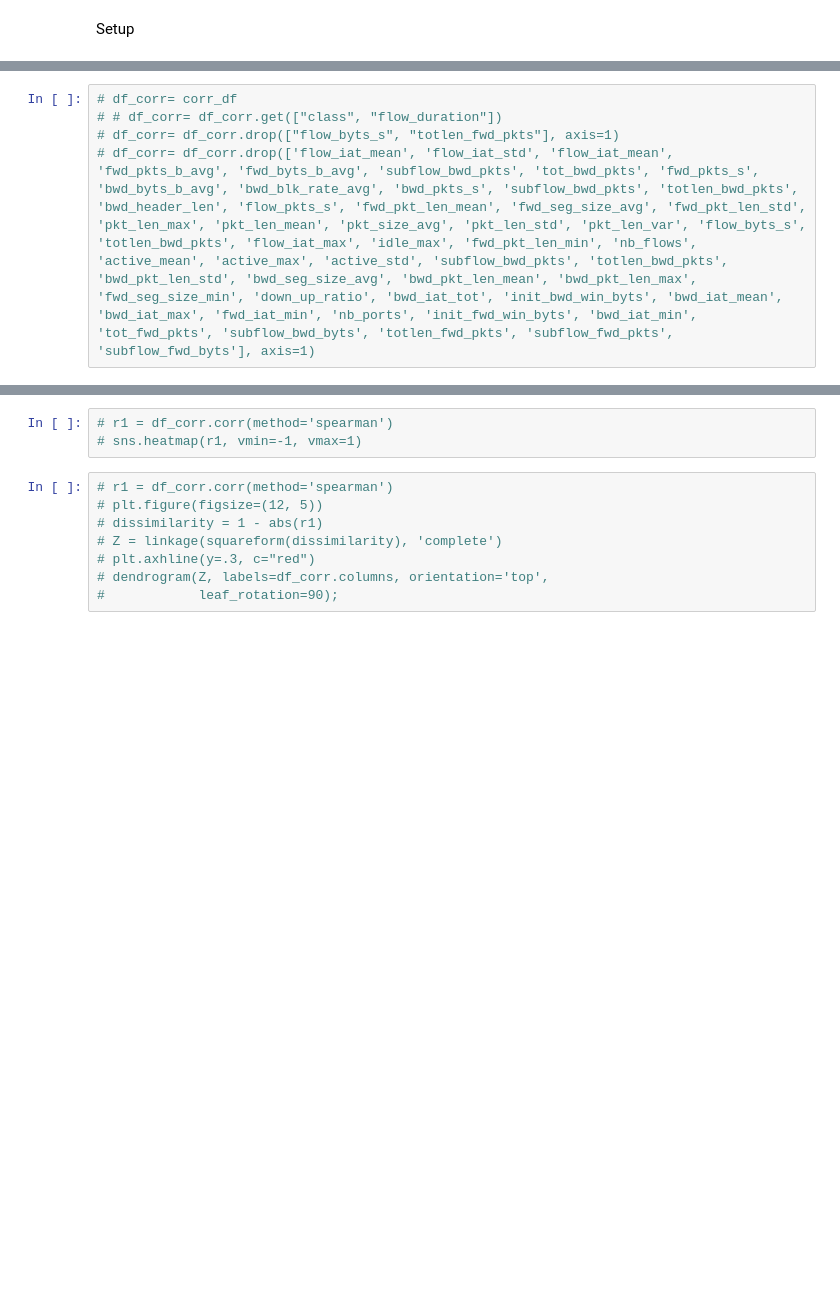
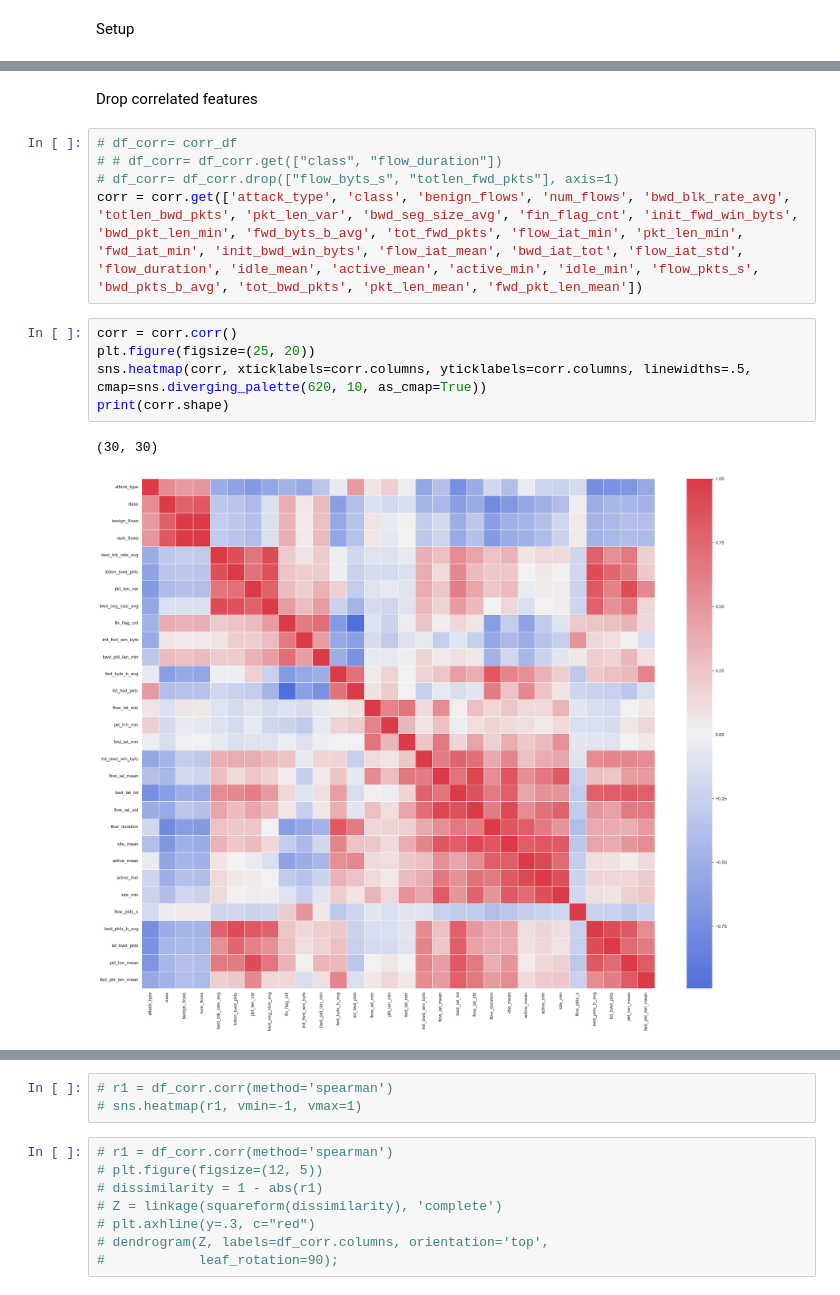
Before and after one commit to RedaMorsli/mlids_impact_analysis, a Jupyter notebook: analysis.ipynb, the cells around one changed output, grey strips where cells are left out. Cells and saved outputs as stored; diff of their text form; blank space fills up the shorter version.

```diff
--- a/analysis.ipynb
+++ b/analysis.ipynb
@@ -85,5 +52,15 @@ plt.show()
-# %%
-# df_corr= corr_df
-# # df_corr= df_corr.get(["class", "flow_duration"])
-# df_corr= df_corr.drop(["flow_byts_s", "totlen_fwd_pkts"], axis=1)
-# df_corr= df_corr.drop(['flow_iat_mean', 'flow_iat_std', 'flow_iat_mean', 'fwd_pkts_b_avg', 'fwd_byts_b_avg', 'subflow_bwd_pkts', 'tot_bwd_pkts', 'fwd_pkts_s', 'bwd_byts_b_avg', 'bwd_blk_rate_avg', 'bwd_pkts_s', 'subflow_bwd_pkts', 'totlen_bwd_pkts', 'bwd_header_len', 'flow_pkts_s', 'fwd_pkt_len_mean', 'fwd_seg_size_avg', 'fwd_pkt_len_std', 'pkt_len_max', 'pkt_len_mean', 'pkt_size_avg', 'pkt_len_std', 'pkt_len_var', 'flow_byts_s', 'totlen_bwd_pkts', 'flow_iat_max', 'idle_max', 'fwd_pkt_len_min', 'nb_flows', 'active_mean', 'active_max', 'active_std', 'subflow_bwd_pkts', 'totlen_bwd_pkts', 'bwd_pkt_len_std', 'bwd_seg_size_avg', 'bwd_pkt_len_mean', 'bwd_pkt_len_max', 'fwd_seg_size_min', 'down_up_ratio', 'bwd_iat_tot', 'init_bwd_win_byts', 'bwd_iat_mean', 'bwd_iat_max', 'fwd_iat_min', 'nb_ports', 'init_fwd_win_byts', 'bwd_iat_min', 'tot_fwd_pkts', 'subflow_bwd_byts', 'totlen_fwd_pkts', 'subflow_fwd_pkts', 'subflow_fwd_byts'], axis=1)
+# %% [markdown]
+Drop correlated features
+# %%
+# df_corr= corr_df
+# # df_corr= df_corr.get(["class", "flow_duration"])
+# df_corr= df_corr.drop(["flow_byts_s", "totlen_fwd_pkts"], axis=1)
+corr = corr.get(['attack_type', 'class', 'benign_flows', 'num_flows', 'bwd_blk_rate_avg', 'totlen_bwd_pkts', 'pkt_len_var', 'bwd_seg_size_avg', 'fin_flag_cnt', 'init_fwd_win_byts', 'bwd_pkt_len_min', 'fwd_byts_b_avg', 'tot_fwd_pkts', 'flow_iat_min', 'pkt_len_min', 'fwd_iat_min', 'init_bwd_win_byts', 'flow_iat_mean', 'bwd_iat_tot', 'flow_iat_std', 'flow_duration', 'idle_mean', 'active_mean', 'active_min', 'idle_min', 'flow_pkts_s', 'bwd_pkts_b_avg', 'tot_bwd_pkts', 'pkt_len_mean', 'fwd_pkt_len_mean'])
+# %%
+corr = corr.corr()
+plt.figure(figsize=(25, 20))
+sns.heatmap(corr, xticklabels=corr.columns, yticklabels=corr.columns, linewidths=.5, cmap=sns.diverging_palette(620, 10, as_cmap=True))
+print(corr.shape)
+# %% [output]
+(30, 30)
+[figure, added]
```
Also changed, not shown: parts of 15 cells of this notebook, 4 other files.
